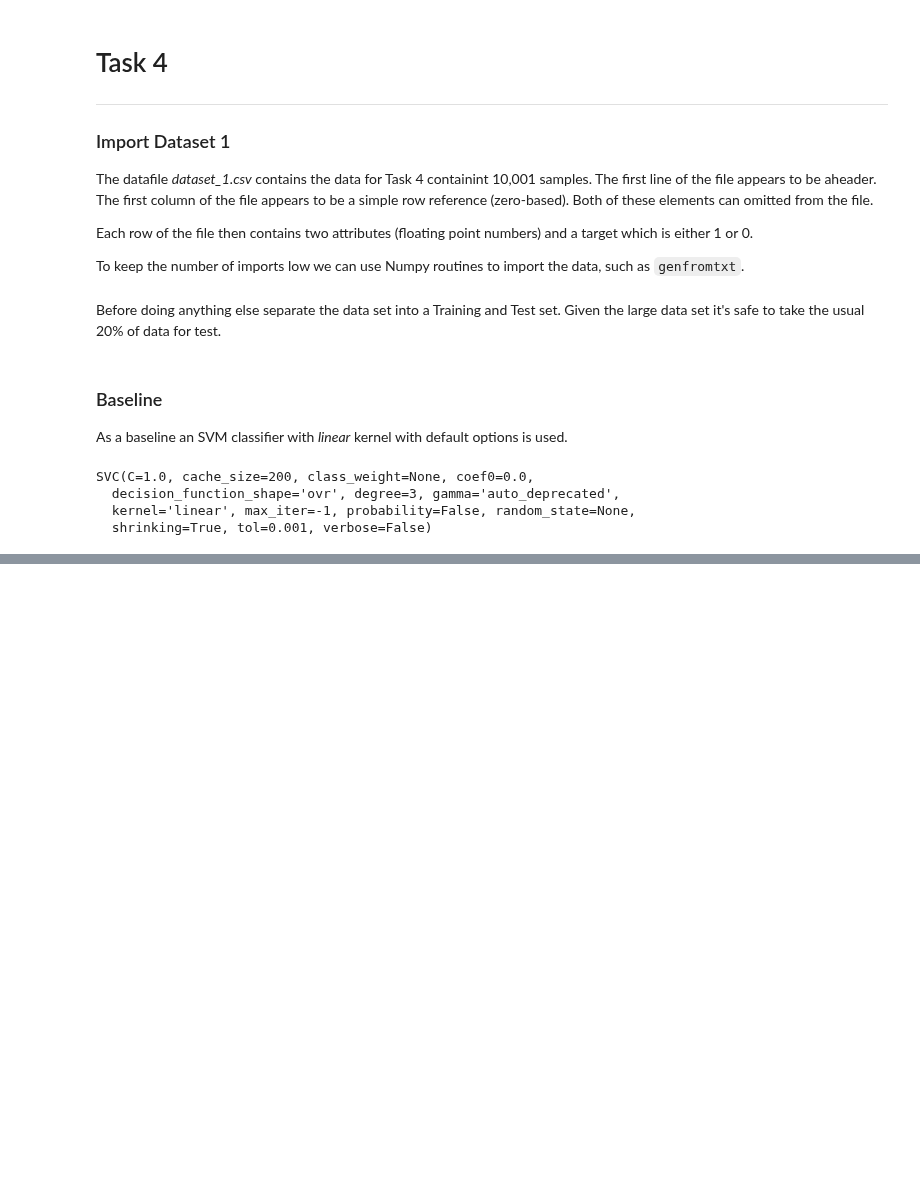
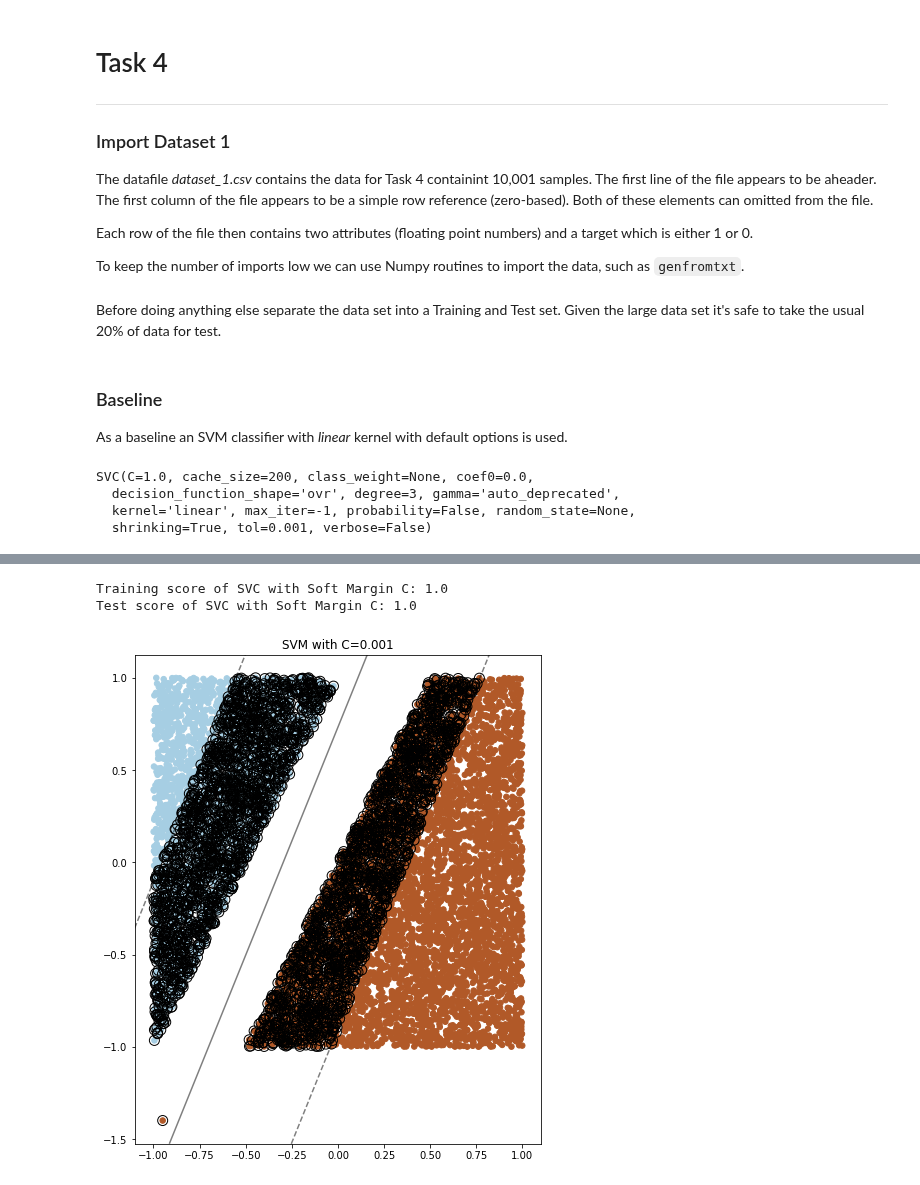
Before and after one commit to vipulpopat/MSCAI_Sem1_Etivity5, a Jupyter notebook: Etivity5_CE6002_18195326.ipynb, the cells around one changed output, grey strips where cells are left out. Saved outputs shown, nothing was run; the diff lists cells and outputs as text; code cells hidden in the pictures; blank space fills up the shorter version.

```diff
--- a/Etivity5_CE6002_18195326.ipynb
+++ b/Etivity5_CE6002_18195326.ipynb
@@ -99,0 +106,10 @@ Scoring of SVC with all defaults: 1.0
+# %%
+soft_clf = svm.SVC(C=0.001, kernel='linear')
+soft_clf.fit(X_train, y_train)
+print(f"Training score of SVC with Soft Margin C: {soft_clf.score(X_test, y_test)}")
+print(f"Test score of SVC with Soft Margin C: {soft_clf.score(X_test, y_test)}")
+plot_svm_margins(X_train, y_train, soft_clf)
+# %% [output]
+Training score of SVC with Soft Margin C: 1.0
+Test score of SVC with Soft Margin C: 1.0
+[figure, added]
```
Also changed, not shown: parts of 5 cells of this notebook.
